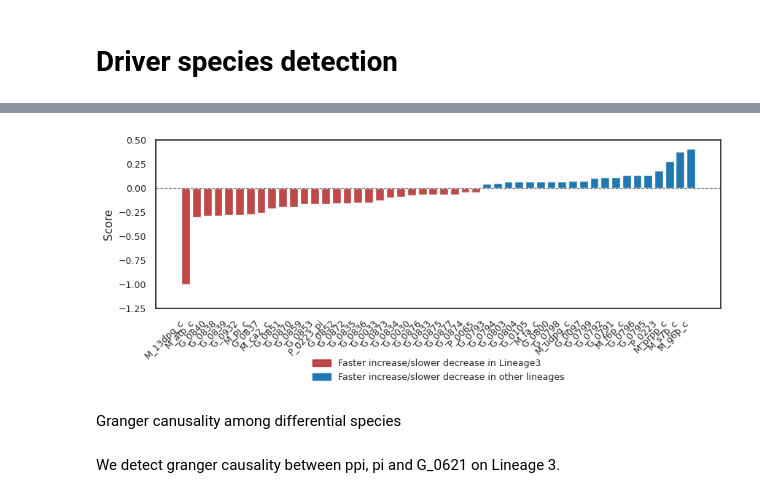
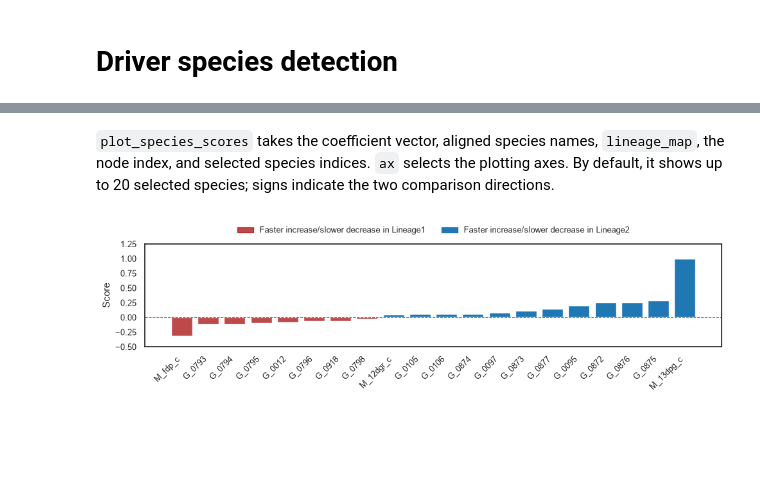
Before and after one commit to BoYuan07/COTree, a Jupyter notebook: COTree.ipynb, the cells around one changed output, grey strips where cells are left out. Saved outputs shown, nothing was run; the diff lists cells and outputs as text; code cells hidden in the pictures; blank space fills up the shorter version.

Commit message:
Update COTree to 0.5.0 with manuscript workflow and built-in reaction plotting

```diff
--- a/COTree.ipynb
+++ b/COTree.ipynb
@@ -279,6 +400,6 @@ Plot of the average score of protein:
 # %%
 # importance score to protein
-protein_score = np.mean(importance_score[:(input_size['G']+input_size['M']+input_size['P']):],axis=1)
+protein_score = np.mean(importance_score[:, input_size['G']+input_size['M']:],axis=1)
 np.argsort(protein_score)[::-1]
 
 modules = [f"{i+1}" for i in range(len(protein_score))]
@@ -322,8 +472,8 @@ trajectory_tree, bifurcation_point, sepration_time = construct_principal_tree(la
 # %%
-# Project cells to the tree
-growth_stage_matrix, projection_distances, segment__d, total_d = project_embeddings_to_tree(latent_embedding,
+# Project cells to the tree. Retain the monotonic growth_stage_matrix from construction.
+projected_growth_stage_matrix, projection_distances, segment__d, total_d = project_embeddings_to_tree(latent_embedding,
                                                                                     trajectory_tree,
-                                                                                    time_length, stretch=0, project_diff=0)
+                                                                                    time_length, stretch=0)
 # Clustering
 clustering_label = lineage_clustering(projection_distances, time_length, trajectory_tree)
 clustering_label_all = np.array([item for item in clustering_label for _ in range(time_length)])
@@ -387,7 +542,7 @@ Prepare inputs for driver species detection:
 cell_growth_stage_matrix = growth_stage_matrix.reshape(cell_num,time_length,-1)
 cell_data_raw = data_raw.reshape(cell_num, time_length, -1)
 # %%
-raw_data, encoded_data, weight, real_time = extract_trajectory(trajectory_tree,
+raw_data, encoded_data, weight, real_time, lineage_map = extract_trajectory(trajectory_tree,
                                                                 cell_growth_stage_matrix,
                                                                 cell_data_raw,
                                                                 cell_embeddings,
@@ -400,12 +563,17 @@ We detect driver species for the first bifurcation node, where Lineage 3 seperat
 # %%
-diff_score_node1, diff_species1 = driver_species_detection(RL_model,
-                                  0,
-                                  raw_data,
-                                  encoded_data,
-                                  weight,
-                                  input_size,
-                                  device,
-                                  sparse_penalty = 0.01,
-                                  epoches = 300,
-                                  learning_rate = 0.001)
+diff_score_node1, diff_species1 = None, None
+if 0 in lineage_map:
+    diff_score_node1, diff_species1 = driver_species_detection(RL_model,
+                                      0,
+                                      raw_data,
+                                      encoded_data,
+                                      weight,
+                                      input_size,
+                                      device,
+                                      lineage_map = lineage_map,
+                                      sparse_penalty = 0.01,
+                                      epoches = 300,
+                                      learning_rate = 0.001)
+else:
+    print("No bifurcation was selected; there are no driver groups to compare.")
 # %% [output]
@@ -413,6 +597,13 @@ tau:0.05339653417468071
+# %% [markdown]
+`plot_species_scores` takes the coefficient vector, aligned species names, `lineage_map`, the node index, and selected species indices. `ax` selects the plotting axes. By default, it shows up to 20 selected species; signs indicate the two comparison directions.
 # %%
-plot_species_scores(diff_score_node1, species, "Lineage3", diff_species1, figsize = (10,3))
+if diff_score_node1 is not None:
+    fig, ax = plt.subplots(figsize=(10, 3))
+    plot_species_scores(diff_score_node1, species, lineage_map, 0, diff_species1, ax=ax)
+    # Place the legend above the plot, leaving room for species labels.
+    ax.legend(handles=ax.get_legend().legend_handles, loc="lower center",
+              bbox_to_anchor=(0.5, 1.02), ncol=2, fontsize=9, frameon=False)
+    plt.tight_layout()
+    plt.show()
 # %% [output]
-[figure, old version]
+[figure, new version]
-# %% [markdown]
-Granger canusality among differential species
@@ -421,2 +609,0 @@ lineage_profiles = reconstruct_lineage(trajectory_tree, RL_model, latent_dim, de
-# %% [markdown]
-We detect granger causality between ppi, pi and G_0621 on Lineage 3.
```
Also changed, not shown: parts of 42 cells of this notebook, 24 other files.
